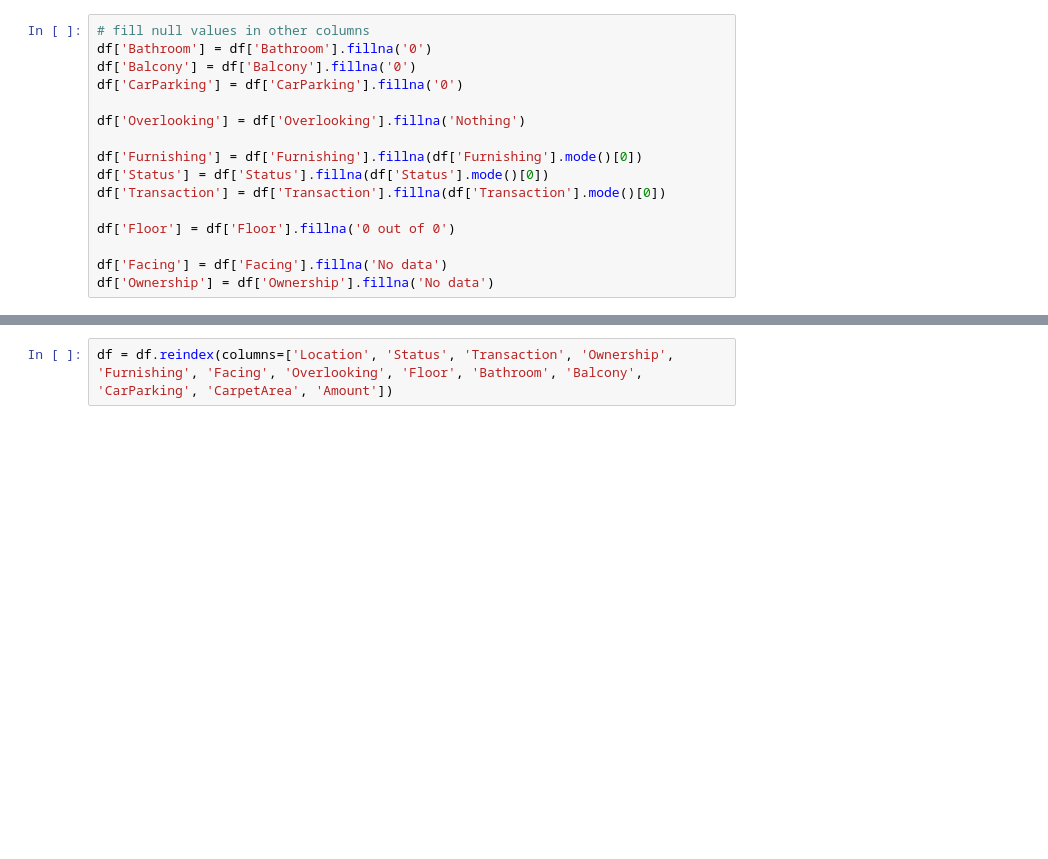
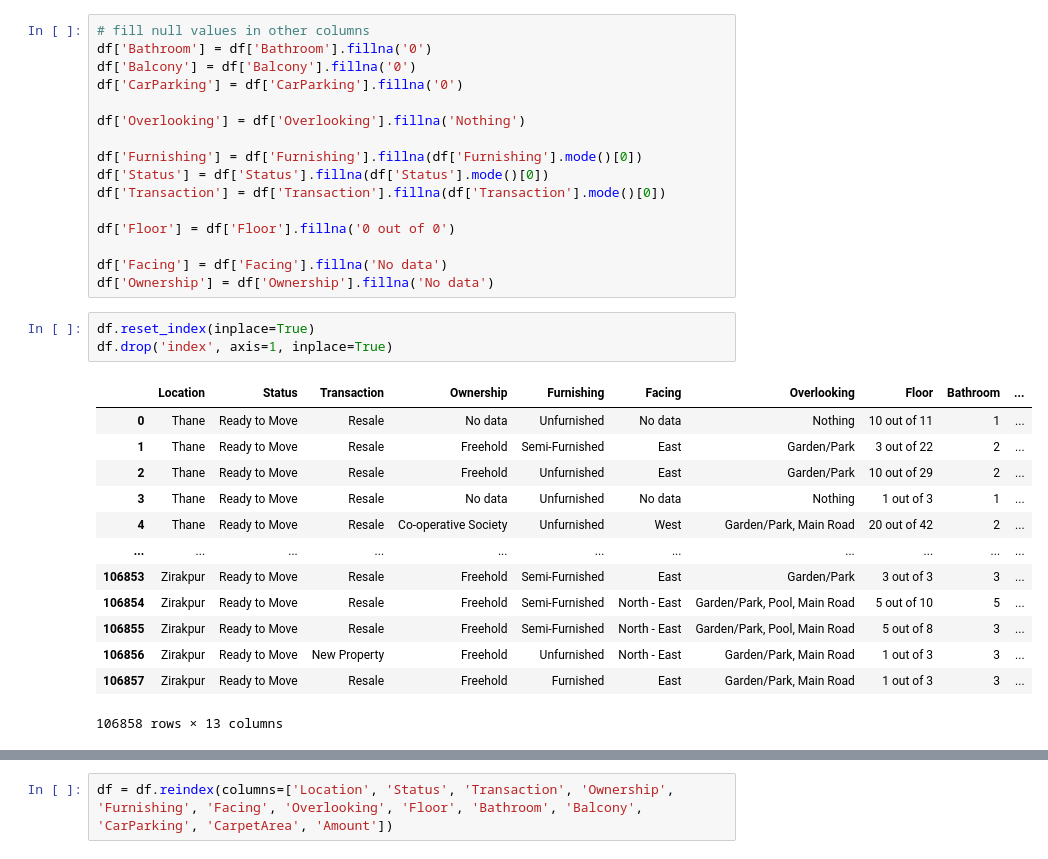
Before and after one commit to rishikeshpaulcode/House-Price-Prediction, a Jupyter notebook: house-price-prediction.ipynb, the cells around one changed output, grey strips where cells are left out. Cells and saved outputs as stored; diff of their text form; blank space fills up the shorter version.

```diff
--- a/house-price-prediction.ipynb
+++ b/house-price-prediction.ipynb
@@ -161,6 +162,23 @@ df['Floor'] = df['Floor'].fillna('0 out of 0')
 
 df['Facing'] = df['Facing'].fillna('No data')
 df['Ownership'] = df['Ownership'].fillna('No data')
+# %%
+df.reset_index(inplace=True)
+df.drop('index', axis=1, inplace=True)
+# %% [output]
+|  | Location | Status | Transaction | Ownership | Furnishing | Facing | Overlooking | Floor | Bathroom | ... |
+| 0 | Thane | Ready to Move | Resale | No data | Unfurnished | No data | Nothing | 10 out of 11 | 1 | ... |
+| 1 | Thane | Ready to Move | Resale | Freehold | Semi-Furnished | East | Garden/Park | 3 out of 22 | 2 | ... |
+| 2 | Thane | Ready to Move | Resale | Freehold | Unfurnished | East | Garden/Park | 10 out of 29 | 2 | ... |
+| 3 | Thane | Ready to Move | Resale | No data | Unfurnished | No data | Nothing | 1 out of 3 | 1 | ... |
+| 4 | Thane | Ready to Move | Resale | Co-operative Society | Unfurnished | West | Garden/Park, Main Road | 20 out of 42 | 2 | ... |
+| ... | ... | ... | ... | ... | ... | ... | ... | ... | ... | ... |
+| 106853 | Zirakpur | Ready to Move | Resale | Freehold | Semi-Furnished | East | Garden/Park | 3 out of 3 | 3 | ... |
+| 106854 | Zirakpur | Ready to Move | Resale | Freehold | Semi-Furnished | North - East | Garden/Park, Pool, Main Road | 5 out of 10 | 5 | ... |
+| 106855 | Zirakpur | Ready to Move | Resale | Freehold | Semi-Furnished | North - East | Garden/Park, Pool, Main Road | 5 out of 8 | 3 | ... |
+| 106856 | Zirakpur | Ready to Move | New Property | Freehold | Unfurnished | North - East | Garden/Park, Main Road | 1 out of 3 | 3 | ... |
+| 106857 | Zirakpur | Ready to Move | Resale | Freehold | Furnished | East | Garden/Park, Main Road | 1 out of 3 | 3 | ... |
+106858 rows × 13 columns
 # %%
 df.isnull().sum().sort_values(ascending=False)
 # %% [output]
```
Also changed, not shown: parts of 16 cells of this notebook.
